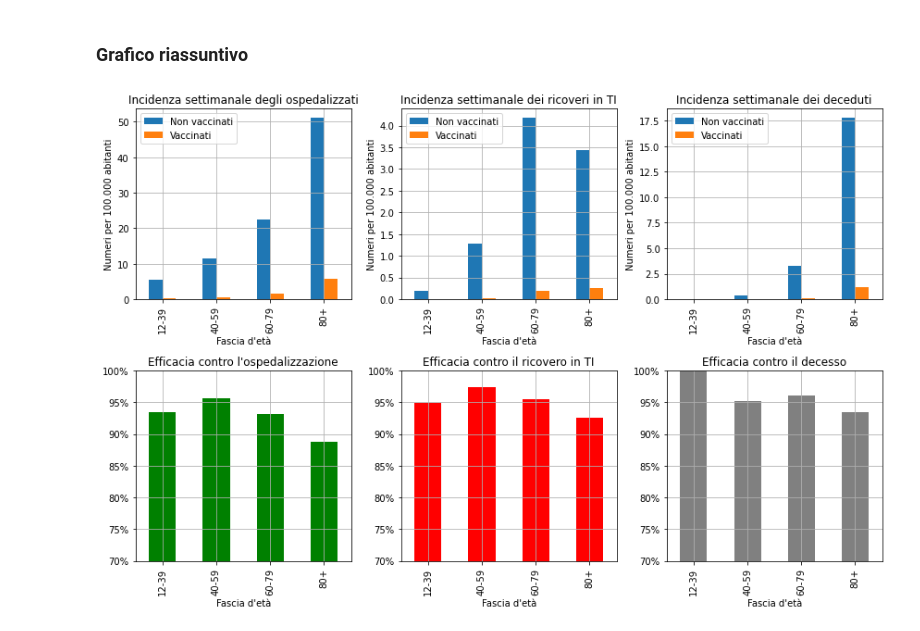
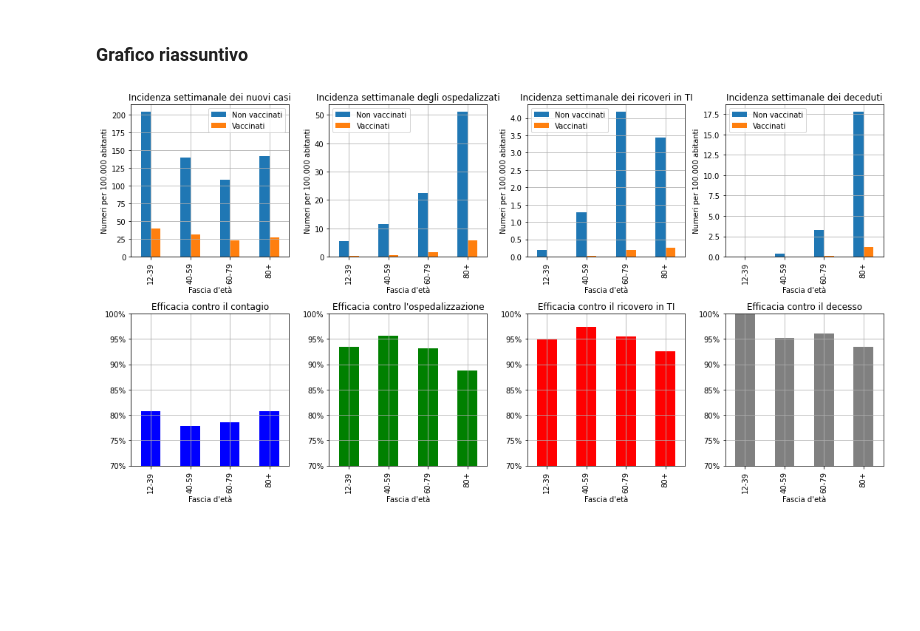
Before and after one commit to apalladi/covid_vaccini_monitoraggio, a Jupyter notebook: efficacia_vaccini.ipynb, the cells around one changed output. Cells and saved outputs as stored; diff of their text form; code cells hidden in the pictures; blank space fills up the shorter version.

Commit message:
modificato il plot riassuntivo

```diff
--- a/efficacia_vaccini.ipynb
+++ b/efficacia_vaccini.ipynb
@@ -138,37 +138,45 @@ def which_axe_bar(x):
     axes[x].set_xlabel('Fascia d\'età')
     axes[x].grid()
 # %%
-fig, axes2 = plt.subplots(nrows=2, ncols=3, figsize=(12, 8))
+fig, axes2 = plt.subplots(nrows=2, ncols=4, figsize=(15, 8))
 
 # unpack all the axes subplots
 axes = axes2.ravel()
 
-df_tassi.iloc[:, [2, 3]].plot(ax=axes[0], kind='bar')
-axes[0].set_title('Incidenza settimanale degli ospedalizzati')
+df_tassi.iloc[:, [0, 1]].plot(ax=axes[0],kind='bar')
+axes[0].set_title('Incidenza settimanale dei nuovi casi')
 which_axe(0)
 
-df_tassi.iloc[:, [4, 5]].plot(ax=axes[1], kind='bar')
-axes[1].set_title('Incidenza settimanale dei ricoveri in TI')
+df_tassi.iloc[:, [2, 3]].plot(ax=axes[1], kind='bar')
+axes[1].set_title('Incidenza settimanale degli ospedalizzati')
 which_axe(1)
 
-df_tassi.iloc[:, [6, 7]].plot(ax=axes[2], kind='bar')
-axes[2].set_title('Incidenza settimanale dei deceduti')
+df_tassi.iloc[:, [4, 5]].plot(ax=axes[2], kind='bar')
+axes[2].set_title('Incidenza settimanale dei ricoveri in TI')
 which_axe(2)
 
-efficacia_osp.plot(kind='bar', ax=axes[3], color='green')
-axes[3].set_title('Efficacia contro l\'ospedalizzazione')
-which_axe_bar(3)
+df_tassi.iloc[:, [6, 7]].plot(ax=axes[3], kind='bar')
+axes[3].set_title('Incidenza settimanale dei deceduti')
+which_axe(3)
 
-efficacia_terint.plot(kind='bar', ax=axes[4], color='red')
-axes[4].set_title('Efficacia contro il ricovero in TI')
+efficacia_contagio.plot(kind='bar', ax=axes[4], color='blue')
+axes[4].set_title('Efficacia contro il contagio')
 which_axe_bar(4)
 
-efficacia_decessi.plot(kind='bar', ax=axes[5], color='gray')
-axes[5].set_title('Efficacia contro il decesso')
+efficacia_osp.plot(kind='bar', ax=axes[5], color='green')
+axes[5].set_title('Efficacia contro l\'ospedalizzazione')
 which_axe_bar(5)
+
+efficacia_terint.plot(kind='bar', ax=axes[6], color='red')
+axes[6].set_title('Efficacia contro il ricovero in TI')
+which_axe_bar(6)
+
+efficacia_decessi.plot(kind='bar', ax=axes[7], color='gray')
+axes[7].set_title('Efficacia contro il decesso')
+which_axe_bar(7)
 
 plt.tight_layout()
 plt.savefig('risultati/tassi_efficacia.png', dpi=300)
 plt.show()
 # %% [output]
-[figure, old version]
+[figure, new version]
```
Also changed, not shown: 1 other file.
